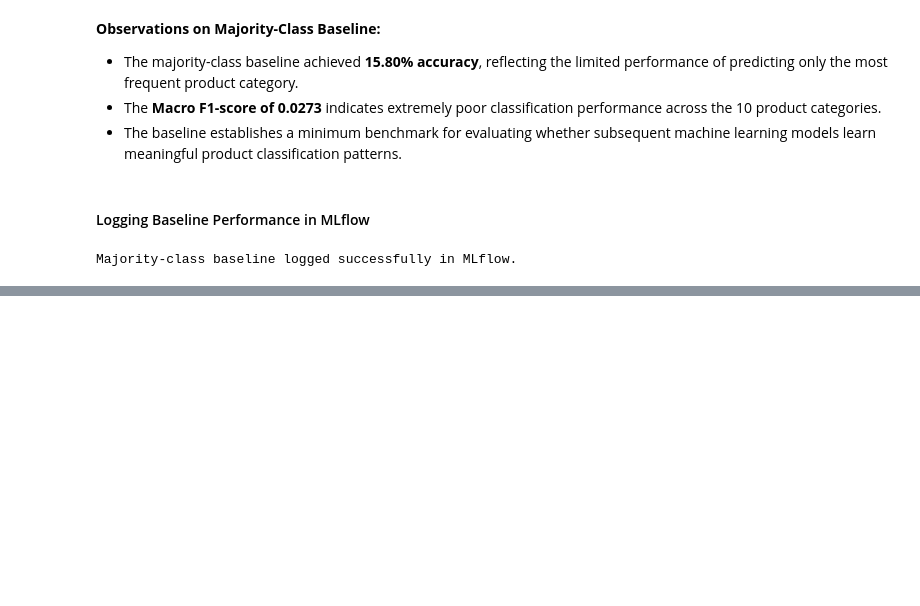
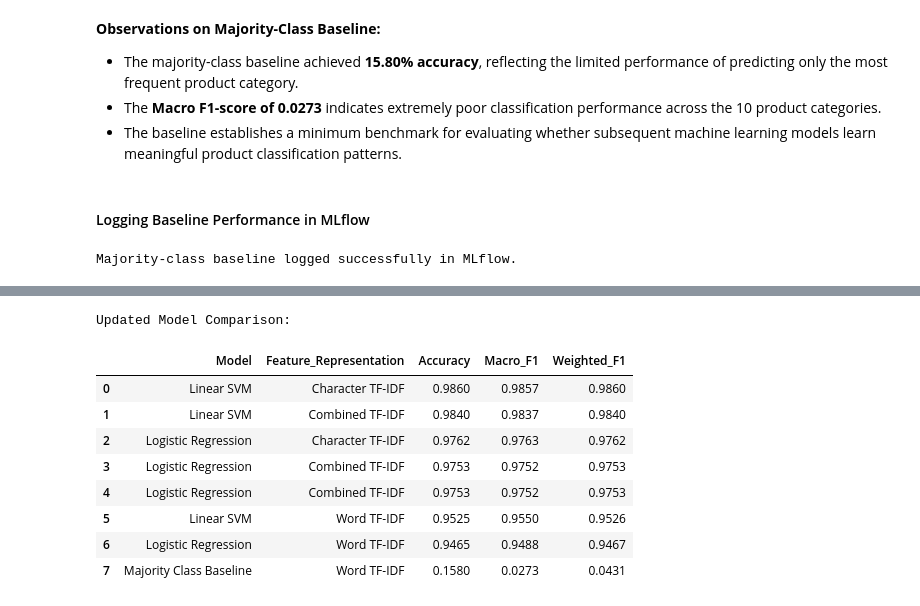
Before and after one commit to TejasMJ/Product-Taxonomy-Intelligence, a Jupyter notebook: notebooks/05_model_development.ipynb, the cells around one changed output, grey strips where cells are left out. Cells and saved outputs as stored; diff of their text form; code cells hidden in the pictures; blank space fills up the shorter version.

Commit message:
Linear SVM model added

```diff
--- a/notebooks/05_model_development.ipynb
+++ b/notebooks/05_model_development.ipynb
@@ -294,0 +457,18 @@ Majority-class baseline logged successfully in MLflow.
+# %%
+# Consolidating completed model experiments
+model_results = [
+    baseline_results,
+    lr_word_results,
+    lr_char_results
+]
+
+# Creating the model comparison DataFrame
+model_results_df = pd.DataFrame(model_results)
+
+# Sorting models by Macro F1-score
+model_results_df = model_results_df.sort_values(
+    by="Macro_F1",
+    ascending=False
+).reset_index(drop=True)
+
+display(model_results_df.round(4))
@@ -294,0 +817,52 @@ Majority-class baseline logged successfully in MLflow.
+# %%
+# Initializing Linear SVM
+svm_combined = LinearSVC(
+    C=1.0,
+    max_iter=5000,
+    random_state=RANDOM_STATE
+)
+
+# Evaluating using group-aware cross-validation
+svm_combined_cv = cross_validate(
+    estimator=svm_combined,
+    X=X_train_combined,
+    y=y_train,
+    groups=train_groups,
+    cv=cv,
+    scoring=scoring,
+    n_jobs=1
+)
+
+# Summarizing cross-validation performance
+svm_combined_results = {
+    "Model": "Linear SVM",
+    "Feature_Representation": "Combined TF-IDF",
+    "Accuracy": svm_combined_cv["test_accuracy"].mean(),
+    "Macro_F1": svm_combined_cv["test_f1_macro"].mean(),
+    "Weighted_F1": svm_combined_cv["test_f1_weighted"].mean()
+}
+
+# Displaying individual model results
+svm_combined_results_df = pd.DataFrame([svm_combined_results])
+
+print("Linear SVM (Combined TF-IDF) Results:")
+display(svm_combined_results_df.round(4))
+
+# Updating the centralized model comparison DataFrame
+model_results.append(svm_combined_results)
+
+model_results_df = (
+    pd.DataFrame(model_results)
+    .sort_values(
+        by="Macro_F1",
+        ascending=False
+    )
+    .reset_index(drop=True)
+)
+
+# Displaying updated model comparison
+print("\nUpdated Model Comparison:")
+display(model_results_df.round(4))
+
+print("\nLinear SVM (Combined TF-IDF) cross-validation completed successfully.")
+# %% [output]
@@ -294,0 +872,10 @@ Majority-class baseline logged successfully in MLflow.
+Updated Model Comparison:
+|  | Model | Feature_Representation | Accuracy | Macro_F1 | Weighted_F1 |
+| 0 | Linear SVM | Character TF-IDF | 0.9860 | 0.9857 | 0.9860 |
+| 1 | Linear SVM | Combined TF-IDF | 0.9840 | 0.9837 | 0.9840 |
+| 2 | Logistic Regression | Character TF-IDF | 0.9762 | 0.9763 | 0.9762 |
+| 3 | Logistic Regression | Combined TF-IDF | 0.9753 | 0.9752 | 0.9753 |
+| 4 | Logistic Regression | Combined TF-IDF | 0.9753 | 0.9752 | 0.9753 |
+| 5 | Linear SVM | Word TF-IDF | 0.9525 | 0.9550 | 0.9526 |
+| 6 | Logistic Regression | Word TF-IDF | 0.9465 | 0.9488 | 0.9467 |
+| 7 | Majority Class Baseline | Word TF-IDF | 0.1580 | 0.0273 | 0.0431 |
```
Also changed, not shown: parts of 32 cells of this notebook.
